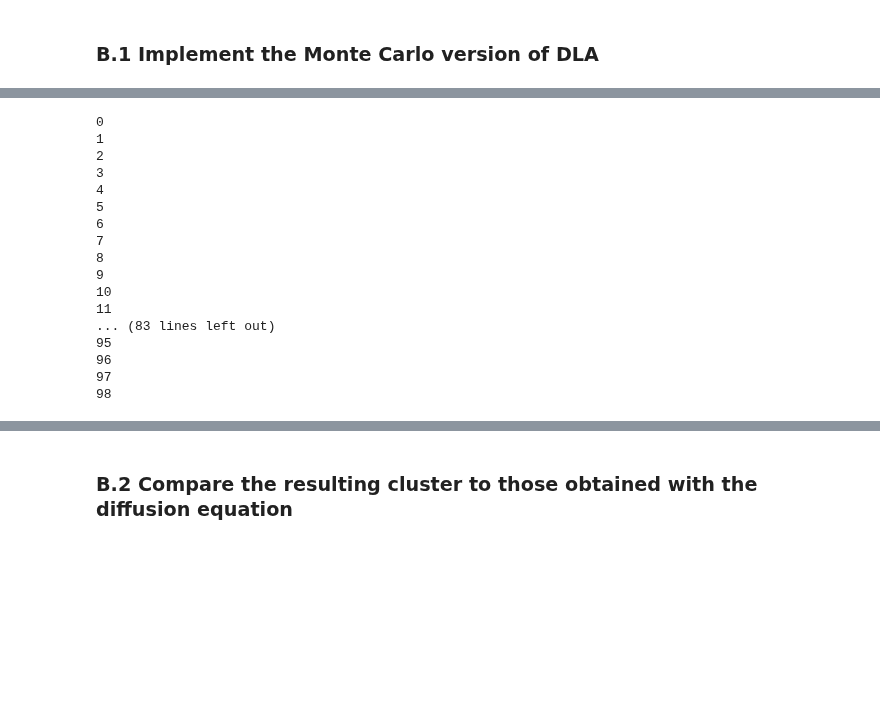
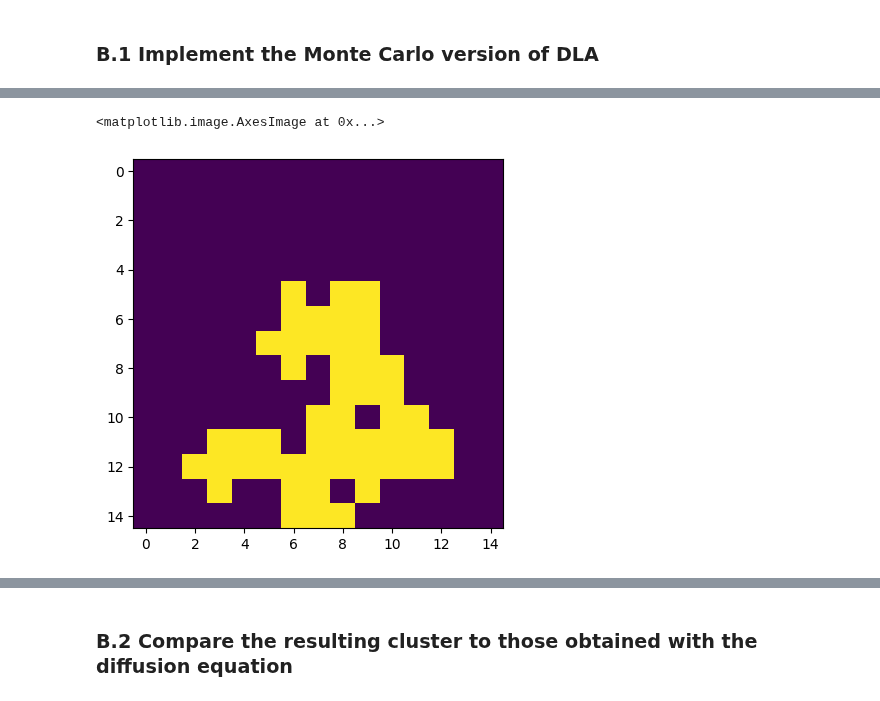
Before and after one commit to NitaiNijholt/ScientificComputing, a Jupyter notebook: assignment2_Pablo.ipynb, the cells around one changed output, grey strips where cells are left out. Drawn from its saved outputs; the diff is of its cells as text; code cells hidden in the pictures; blank space fills up the shorter version.

```diff
--- a/assignment2_Pablo.ipynb
+++ b/assignment2_Pablo.ipynb
@@ -583,27 +587,9 @@ def update_RW(cluster,N,sticking_probability):
     #return cluster,full
 # %%
 # Main simulation loop
-N = 25
-STEPS = 100
-STICKING_PROBABILITY = 0.8
+N = 15
+STEPS = 50
+STICKING_PROBABILITY = 0.5
-# %% [output]
-0
-1
-2
-3
-4
-5
-6
-7
-8
-9
-10
-11
-... (83 lines left out)
-95
-96
-97
-98
 # %%
 # First cluster
 cluster = np.zeros((N,N))
@@ -616,5 +602,11 @@ total_clusters_RW[:,:,0] = cluster
 for step in range(STEPS-1):
     cluster,full = update_RW(cluster,N,STICKING_PROBABILITY)
     total_clusters_RW[:,:,step+1] = cluster
+# %%
+# Visualize last cluster
+plt.imshow(cluster)
+# %% [output]
+<matplotlib.image.AxesImage at 0x...>
+[figure, added]
 # %%
 total_concentrations = np.zeros((N,N,STEPS))
```
Also changed, not shown: parts of 17 cells of this notebook.
